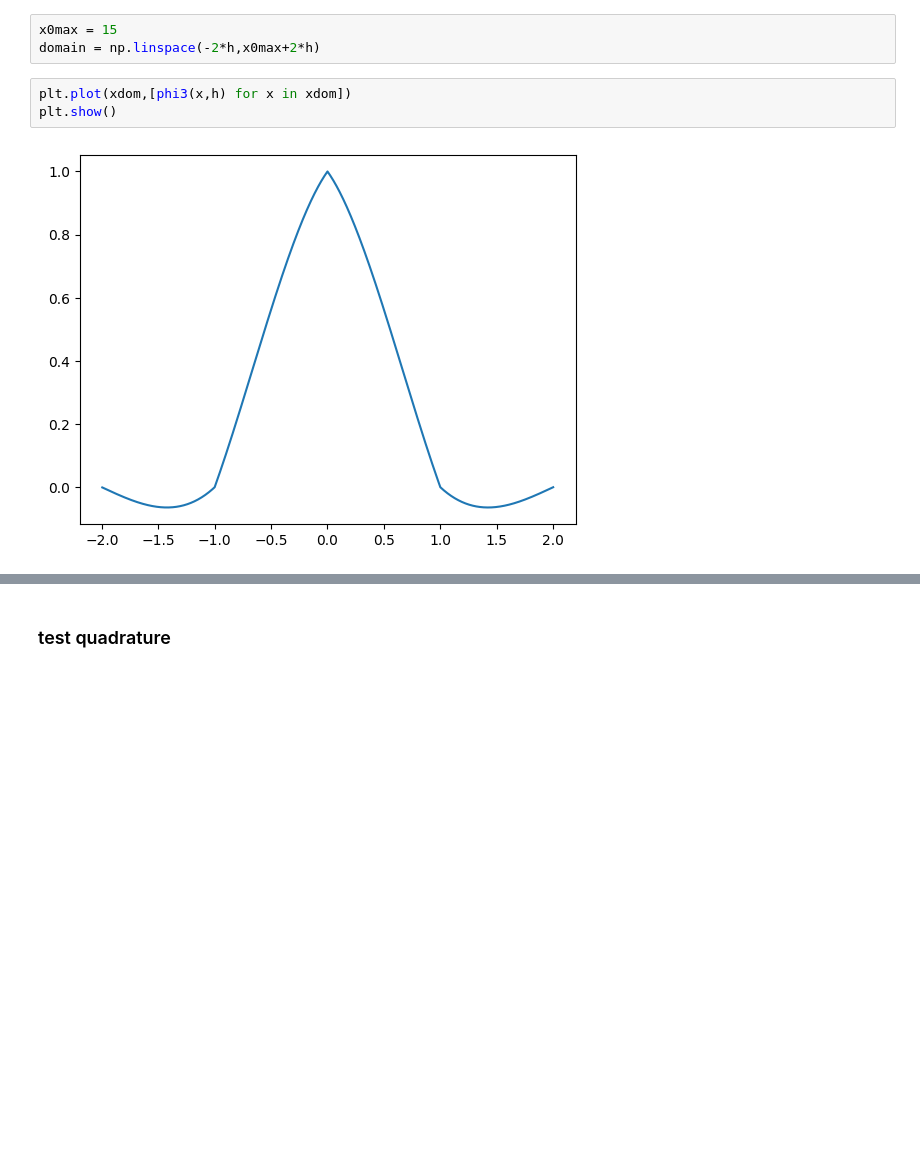
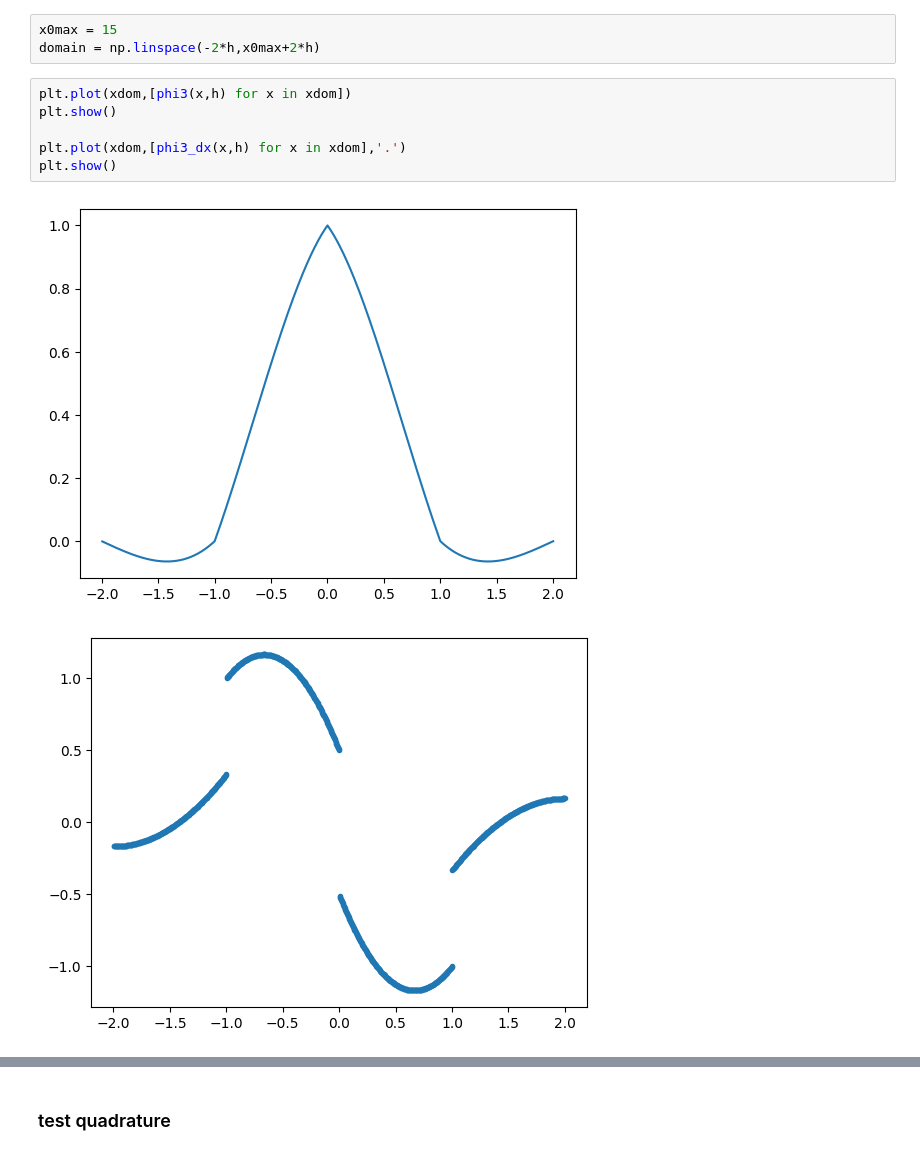
Before and after one commit to brynbarker/Galerkin-Differencing, a Jupyter notebook: 2d-AMR.ipynb, the cells around one changed output, grey strips where cells are left out. Saved outputs shown, nothing was run; the diff lists cells and outputs as text; blank space fills up the shorter version.

```diff
--- a/2d-AMR.ipynb
+++ b/2d-AMR.ipynb
@@ -17,5 +21,9 @@ domain = np.linspace(-2*h,x0max+2*h)
 # %%
 plt.plot(xdom,[phi3(x,h) for x in xdom])
 plt.show()
+
+plt.plot(xdom,[phi3_dx(x,h) for x in xdom],'.')
+plt.show()
 # %% [output]
 [figure]
+[figure, added]
```
Also changed, not shown: parts of 20 cells of this notebook, 3 other files.
